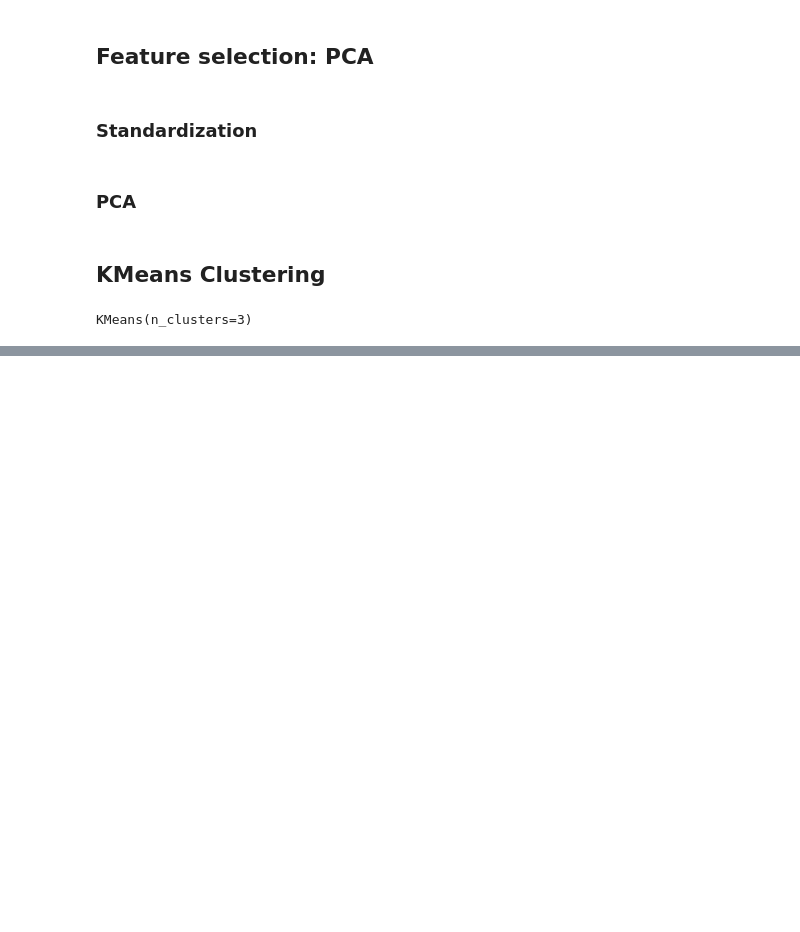
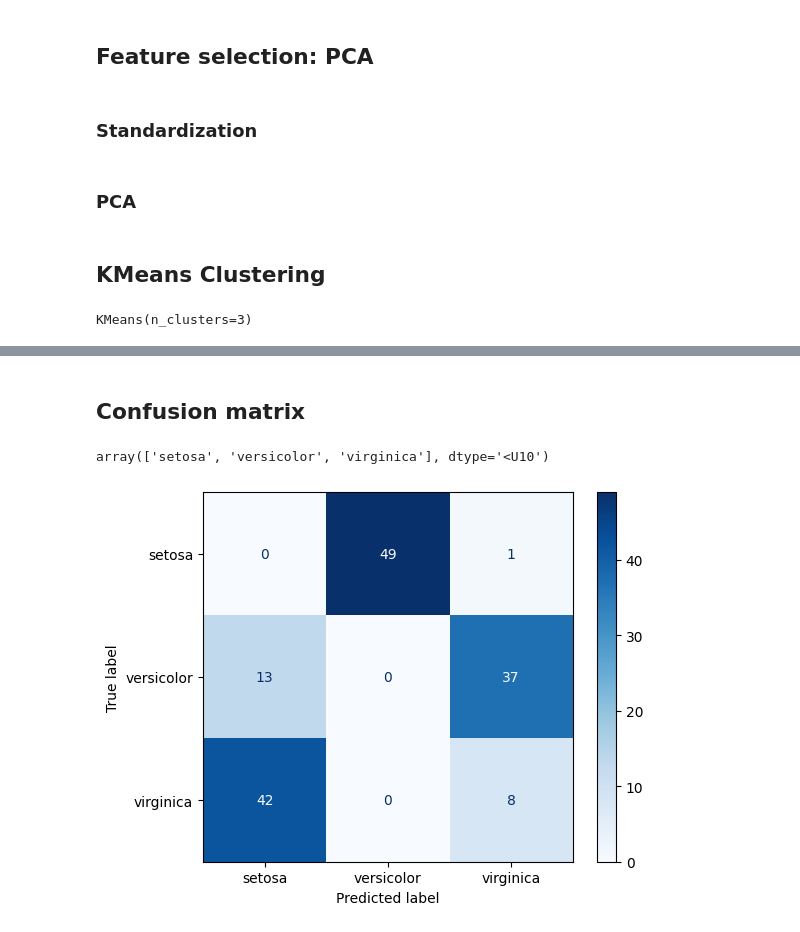
Before and after one commit to zakariaelaoufi/ML-Algorithms, a Jupyter notebook: KMeans.ipynb, the cells around one changed output, grey strips where cells are left out. Saved outputs shown, nothing was run; the diff lists cells and outputs as text; code cells hidden in the pictures; blank space fills up the shorter version.

Commit message:
add confusion matrix to kmeans

```diff
--- a/KMeans.ipynb
+++ b/KMeans.ipynb
@@ -77 +77,19 @@ df_iris
 150 rows × 6 columns
+# %% [markdown]
+## Confusion matrix
+# %%
+from sklearn.metrics import confusion_matrix, ConfusionMatrixDisplay
+cm = confusion_matrix(y, y_pred)
+# %%
+iris.target_names
+# %% [output]
+array(['setosa', 'versicolor', 'virginica'], dtype='<U10')
+# %%
+cm_display = ConfusionMatrixDisplay(confusion_matrix = cm, display_labels = iris.target_names)
+# %%
+import matplotlib.pyplot as plt
+
+cm_display.plot(cmap=plt.cm.Blues)
+plt.show()
+# %% [output]
+[figure, added]
```
Also changed, not shown: parts of 1 cell of this notebook.
